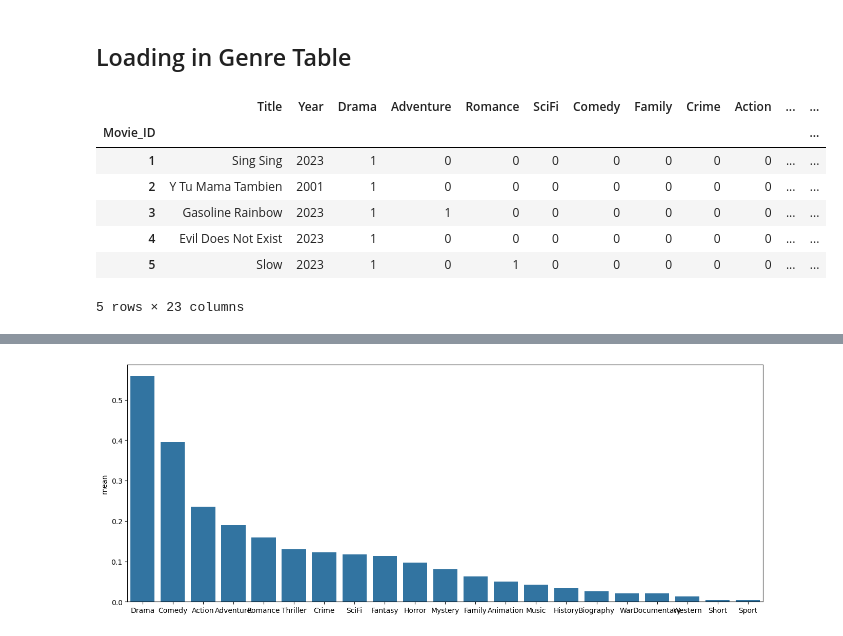
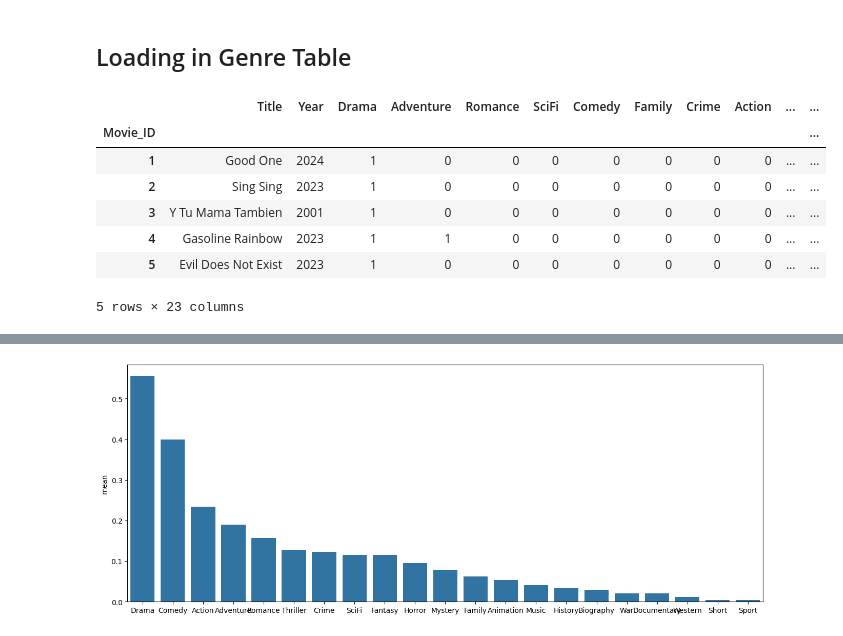
Before and after one commit to maxruther/Movie-List-Madness, a Jupyter notebook: Adding Genre for DT.ipynb, the cells around one changed output, grey strips where cells are left out. Saved outputs shown, nothing was run; the diff lists cells and outputs as text; code cells hidden in the pictures.

```diff
--- a/Adding Genre for DT.ipynb
+++ b/Adding Genre for DT.ipynb
@@ -27,18 +27,18 @@ conn = engine.connect()
 # %% [markdown]
 ## Loading in Genre Table
 # %%
-query = """SELECT * FROM allmovsgenres;"""
+query = """SELECT * FROM genres;"""
 
 genre_df = pd.read_sql_query(query, engine, index_col='Movie_ID')
 genre_df.head(5)
 # %% [output]
 |  | Title | Year | Drama | Adventure | Romance | SciFi | Comedy | Family | Crime | Action | ... | ... |
 | Movie_ID |  |  |  |  |  |  |  |  |  |  |  | ... |
-| 1 | Sing Sing | 2023 | 1 | 0 | 0 | 0 | 0 | 0 | 0 | 0 | ... | ... |
-| 2 | Y Tu Mama Tambien | 2001 | 1 | 0 | 0 | 0 | 0 | 0 | 0 | 0 | ... | ... |
-| 3 | Gasoline Rainbow | 2023 | 1 | 1 | 0 | 0 | 0 | 0 | 0 | 0 | ... | ... |
-| 4 | Evil Does Not Exist | 2023 | 1 | 0 | 0 | 0 | 0 | 0 | 0 | 0 | ... | ... |
-| 5 | Slow | 2023 | 1 | 0 | 1 | 0 | 0 | 0 | 0 | 0 | ... | ... |
+| 1 | Good One | 2024 | 1 | 0 | 0 | 0 | 0 | 0 | 0 | 0 | ... | ... |
+| 2 | Sing Sing | 2023 | 1 | 0 | 0 | 0 | 0 | 0 | 0 | 0 | ... | ... |
+| 3 | Y Tu Mama Tambien | 2001 | 1 | 0 | 0 | 0 | 0 | 0 | 0 | 0 | ... | ... |
+| 4 | Gasoline Rainbow | 2023 | 1 | 1 | 0 | 0 | 0 | 0 | 0 | 0 | ... | ... |
+| 5 | Evil Does Not Exist | 2023 | 1 | 0 | 0 | 0 | 0 | 0 | 0 | 0 | ... | ... |
 5 rows × 23 columns
 # %%
 genre_df.describe().sort_values(by='mean', axis=1, ascending=False)
```
Also changed, not shown: parts of 18 cells of this notebook, 23 other files.
